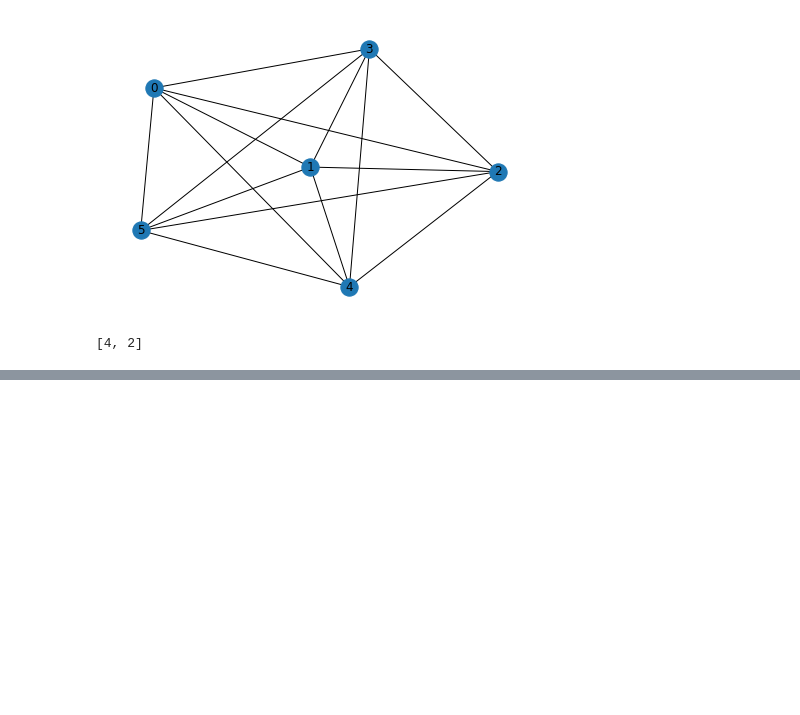
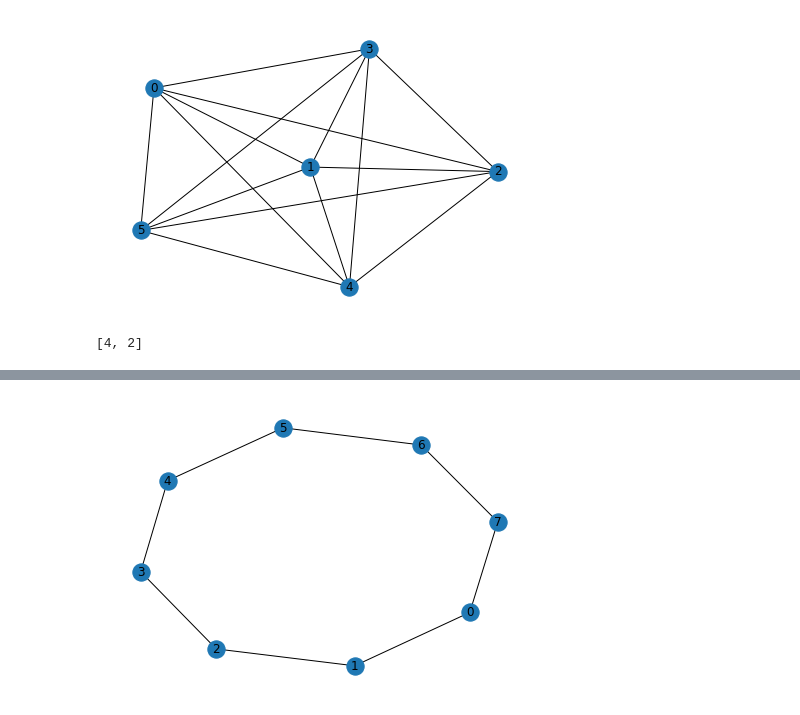
Before and after one commit to ronxldwilson/Python-Notes, a Jupyter notebook: GRAPH_THEORY_NOTEBOOK_COMPLETE.ipynb, the cells around one changed output, grey strips where cells are left out. Drawn from its saved outputs; the diff is of its cells as text; code cells hidden in the pictures; blank space fills up the shorter version.

```diff
--- a/GRAPH_THEORY_NOTEBOOK_COMPLETE.ipynb
+++ b/GRAPH_THEORY_NOTEBOOK_COMPLETE.ipynb
@@ -1026,0 +1085,6 @@ nx.maximal_independent_set(G1)
+# %%
+C8=nx.cycle_graph(8)
+nx.draw(C8,with_labels=True)
+plt.show()
+# %% [output]
+[figure, added]
```
Also changed, not shown: parts of 89 cells of this notebook.
